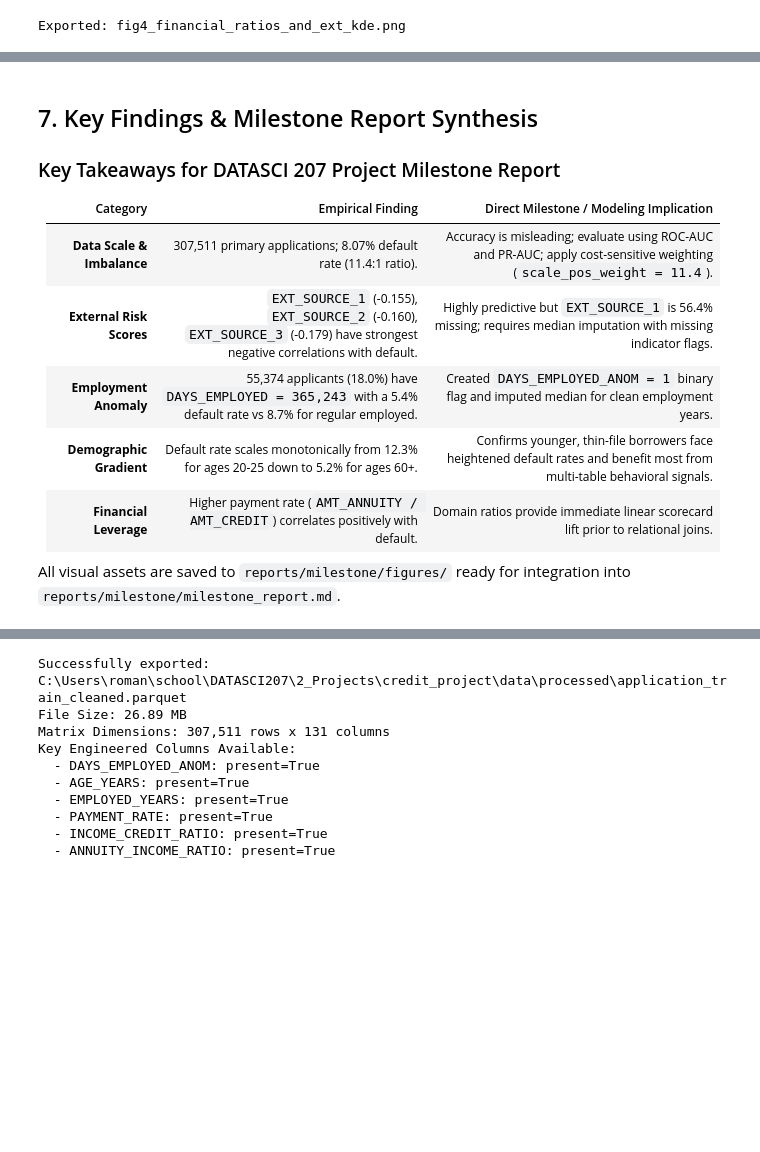
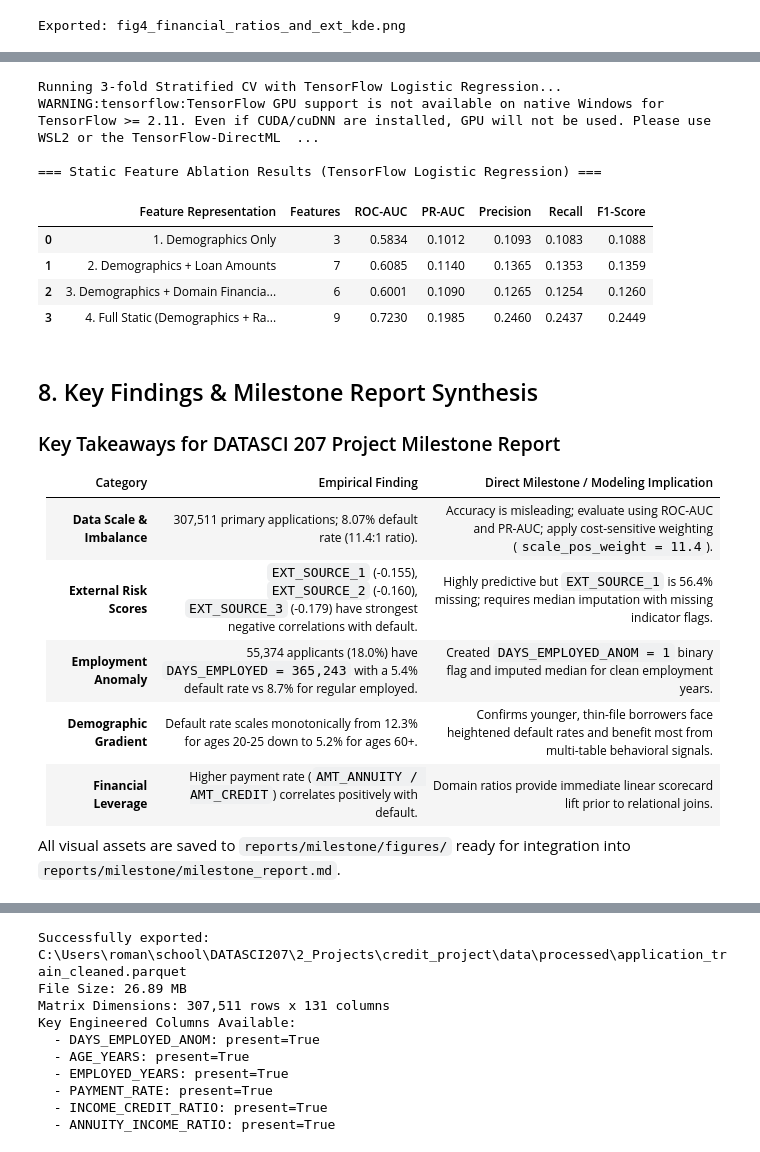
Before and after one commit to romanmhall/DATASCI-207-FinalProject-Team1, a Jupyter notebook: notebooks/01_eda_home_credit.ipynb, the cells around one changed output, grey strips where cells are left out. Saved outputs shown, nothing was run; the diff lists cells and outputs as text; code cells hidden in the pictures; blank space fills up the shorter version.

```diff
--- a/notebooks/01_eda_home_credit.ipynb
+++ b/notebooks/01_eda_home_credit.ipynb
@@ -365,5 +373,83 @@ Exported: fig4_financial_ratios_and_ext_kde.png
+# %%
+# Benchmark static feature subsets via TensorFlow Logistic Regression
+import tensorflow as tf
+from tensorflow import keras
+from tensorflow.keras import layers
+from sklearn.model_selection import StratifiedKFold
+from sklearn.preprocessing import StandardScaler
+from sklearn.metrics import roc_auc_score, average_precision_score, precision_score, recall_score, f1_score
+
+feature_subsets = {
+    '1. Demographics Only': ['AGE_YEARS', 'EMPLOYED_YEARS', 'DAYS_EMPLOYED_ANOM'],
+    '2. Demographics + Loan Amounts': ['AGE_YEARS', 'EMPLOYED_YEARS', 'DAYS_EMPLOYED_ANOM',
+                                       'AMT_INCOME_TOTAL', 'AMT_CREDIT', 'AMT_ANNUITY', 'AMT_GOODS_PRICE'],
+    '3. Demographics + Domain Financial Ratios': ['AGE_YEARS', 'EMPLOYED_YEARS', 'DAYS_EMPLOYED_ANOM',
+                                                 'PAYMENT_RATE', 'INCOME_CREDIT_RATIO', 'ANNUITY_INCOME_RATIO'],
+    '4. Full Static (Demographics + Ratios + EXT_SOURCE)': ['AGE_YEARS', 'EMPLOYED_YEARS', 'DAYS_EMPLOYED_ANOM',
+                                                           'PAYMENT_RATE', 'INCOME_CREDIT_RATIO', 'ANNUITY_INCOME_RATIO',
+                                                           'EXT_SOURCE_1', 'EXT_SOURCE_2', 'EXT_SOURCE_3']
+}
+
+y = df['TARGET'].values
+skf = StratifiedKFold(n_splits=3, shuffle=True, random_state=42)
+
+benchmark_results = []
+print('Running 3-fold Stratified CV with TensorFlow Logistic Regression...')
+
+for name, cols in feature_subsets.items():
+    X = df[cols].copy()
+    for c in cols:
+        X[c] = X[c].fillna(X[c].median())
+
+    oof_preds = np.zeros(len(df))
+    for train_idx, val_idx in skf.split(X, y):
+        scaler = StandardScaler()
+        X_train = scaler.fit_transform(X.iloc[train_idx])
+        X_val = scaler.transform(X.iloc[val_idx])
+
+        tf_logreg = keras.Sequential([
+            keras.Input(shape=(len(cols),)),
+            layers.Dense(1, activation='sigmoid', kernel_regularizer=keras.regularizers.l2(1e-4))
+        ])
+        tf_logreg.compile(optimizer=keras.optimizers.Adam(1e-2), loss='binary_crossentropy')
+        tf_logreg.fit(X_train, y[train_idx], epochs=3, batch_size=4096, verbose=0)
+        oof_preds[val_idx] = tf_logreg.predict(X_val, batch_size=4096, verbose=0).ravel()
+
+    auc = roc_auc_score(y, oof_preds)
+    prauc = average_precision_score(y, oof_preds)
+
+    # Calibrated decision threshold matching empirical default rate (top 8%)
+    thresh = np.percentile(oof_preds, 92)
+    binary_preds = (oof_preds >= thresh).astype(int)
+    prec = precision_score(y, binary_preds, zero_division=0)
+    rec = recall_score(y, binary_preds, zero_division=0)
+    f1 = f1_score(y, binary_preds, zero_division=0)
+
+    benchmark_results.append({
+        'Feature Representation': name,
+        'Features': len(cols),
+        'ROC-AUC': round(auc, 4),
+        'PR-AUC': round(prauc, 4),
+        'Precision': round(prec, 4),
+        'Recall': round(rec, 4),
+        'F1-Score': round(f1, 4)
+    })
+
+benchmark_df = pd.DataFrame(benchmark_results)
+print('\n=== Static Feature Ablation Results (TensorFlow Logistic Regression) ===')
+display(benchmark_df)
+# %% [output]
+Running 3-fold Stratified CV with TensorFlow Logistic Regression...
+WARNING:tensorflow:TensorFlow GPU support is not available on native Windows for TensorFlow >= 2.11. Even if CUDA/cuDNN are installed, GPU will not be used. Please use WSL2 or the TensorFlow-DirectML  ...
+
+=== Static Feature Ablation Results (TensorFlow Logistic Regression) ===
+|  | Feature Representation | Features | ROC-AUC | PR-AUC | Precision | Recall | F1-Score |
+| 0 | 1. Demographics Only | 3 | 0.5834 | 0.1012 | 0.1093 | 0.1083 | 0.1088 |
+| 1 | 2. Demographics + Loan Amounts | 7 | 0.6085 | 0.1140 | 0.1365 | 0.1353 | 0.1359 |
+| 2 | 3. Demographics + Domain Financia... | 6 | 0.6001 | 0.1090 | 0.1265 | 0.1254 | 0.1260 |
+| 3 | 4. Full Static (Demographics + Ra... | 9 | 0.7230 | 0.1985 | 0.2460 | 0.2437 | 0.2449 |
 # %% [markdown]
-## 7. Key Findings & Milestone Report Synthesis
+## 8. Key Findings & Milestone Report Synthesis
 
 ### Key Takeaways for DATASCI 207 Project Milestone Report
 
```
Also changed, not shown: parts of 7 cells of this notebook, 2 other files.
